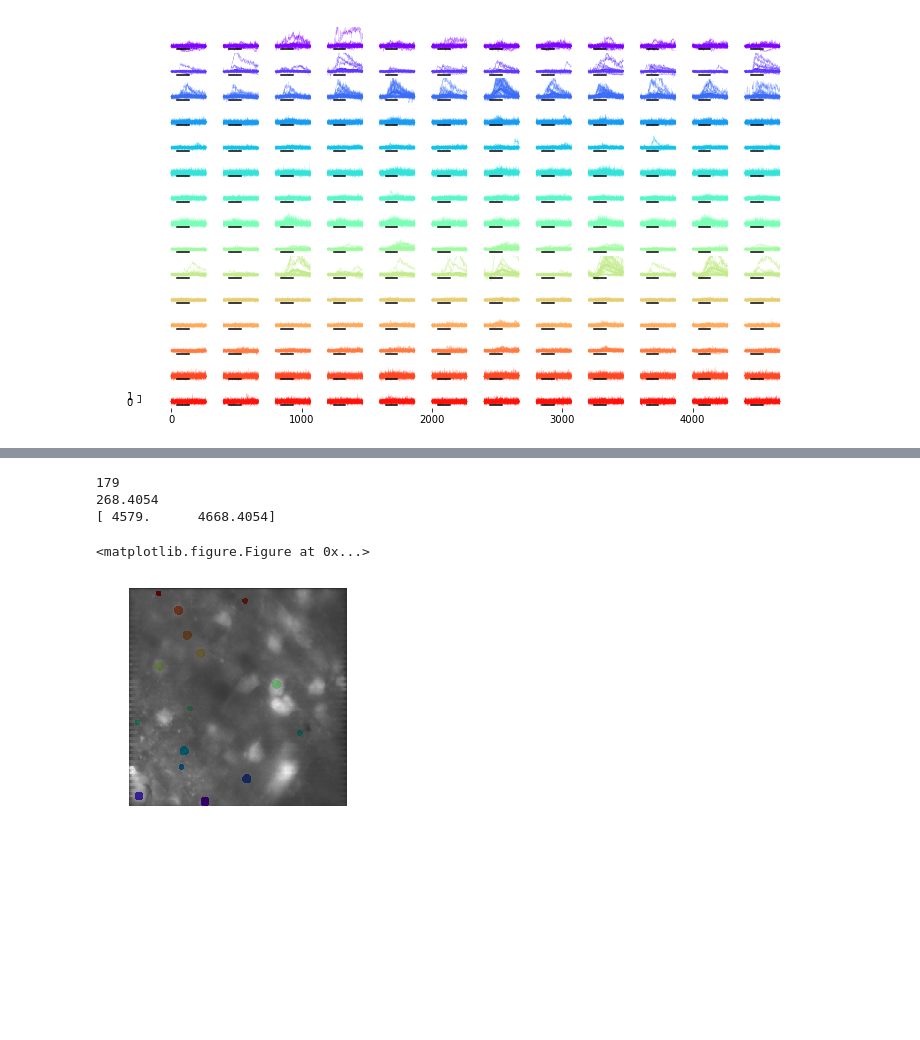
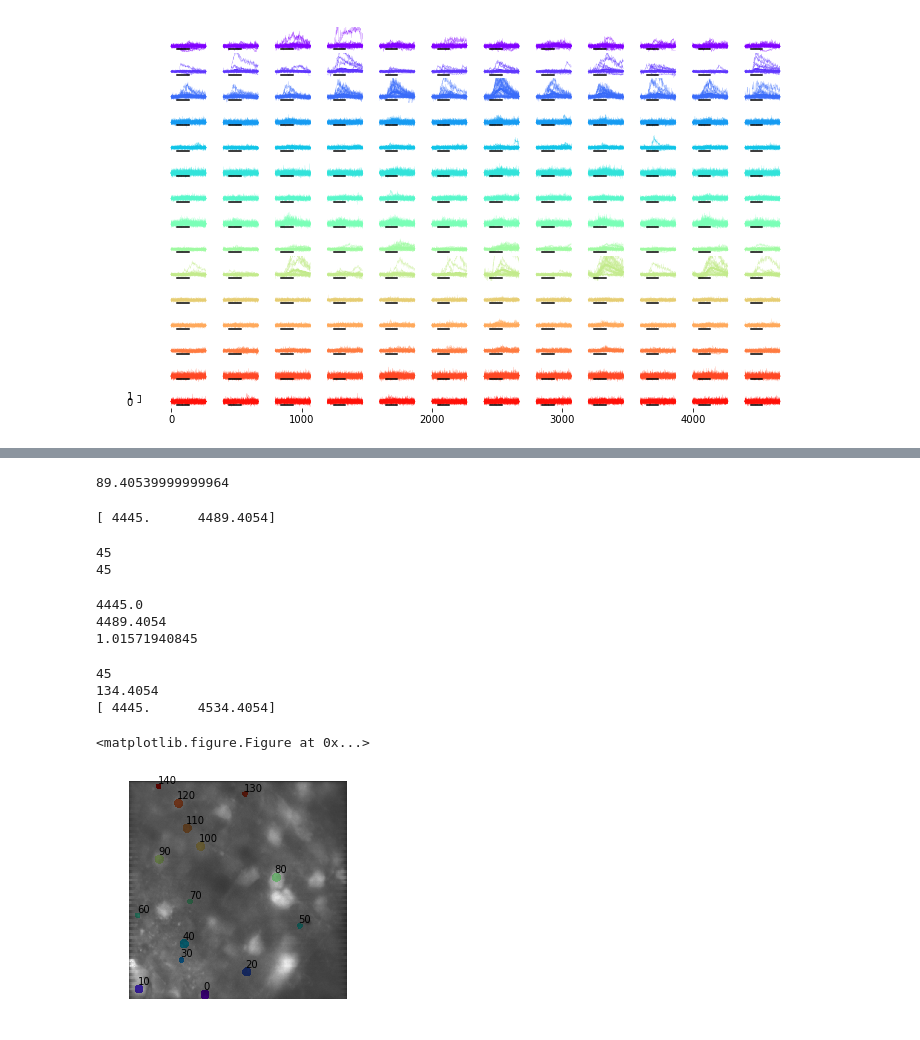
Before and after one commit to julianarhee/2p-pipeline, a Jupyter notebook: python/paradigm/plot_psth.ipynb, the cells around one changed output, grey strips where cells are left out. Drawn from its saved outputs; the diff is of its cells as text; code cells hidden in the pictures; blank space fills up the shorter version.

Commit message:
use frame index for start frame instead of iti for plotting. save stim name. number ROIs on average slice images

```diff
--- a/python/paradigm/plot_psth.ipynb
+++ b/python/paradigm/plot_psth.ipynb
@@ -209,6 +193,7 @@ mw = True
 if plot_traces:
     fig = plt.figure(figsize=(nstimuli,int(len(plot_rois)/2)))
     gs = gridspec.GridSpec(len(plot_rois), 1) #, height_ratios=[1,1,1,1])
+    #gs = gridspec.GridSpec(len([1]), 1)
     gs.update(wspace=0.01, hspace=0.01)
     for ridx,roi in enumerate(plot_rois): #np.arange(0, nrois, 2): # range(plot_rois): # nrois
         #rowindex = roi + roi*nstimuli
@@ -237,7 +222,8 @@ if plot_traces:
             curr_dfs = np.empty((ntrials, nframes_in_trial))
             for trial in range(ntrials):
                 if mw is True:
-                    frame_on = int(frames_iti)+1 #stimtraces[stim]['frames_stim_on'][trial][0]
+                    #frame_on = int(frames_iti)+1 #stimtraces[stim]['frames_stim_on'][trial][0]
+                    frame_on = stimtraces[stim]['frames'][trial].index(stimtraces[stim]['frames_stim_on'][trial][0])
                 else:
                     frame_on = stimtraces[stim]['frames_stim_on'][trial][0]
                 baseline = np.mean(raw[trial, 0:frame_on])
@@ -250,8 +236,11 @@ if plot_traces:
 
             #frames_iti = round(iti * volumerate)
             if mw is True:
-                start_fr = int(frames_iti)+1
-                stim_frames = xvals[0] + [start_fr, start_fr+nframes_on]
+                #start_fr = int(frames_iti)+1
+                on_fr_idx = stimtraces[stim]['frames'][trial].index(stimtraces[stim]['frames_stim_on'][trial][0])
+                nframes_on = (stimtraces[stim]['frames_stim_on'][trial][1] - stimtraces[stim]['frames_stim_on'][trial][0] + 1)
+                off_fr_idx = on_fr_idx + nframes_on - 1
+                stim_frames = xvals[0] + [on_fr_idx, off_fr_idx]
             else:
                 stim_frames = xvals[0] + stimtraces[stim]['frames_stim_on'][trial] #frames_stim_on[stim][trial]
 
@@ -304,3 +301,28 @@ plotting ROI: 140
+# %%
+(stimtraces[stim]['frames_stim_on'][trial][1] - stimtraces[stim]['frames_stim_on'][trial][0] + 1) #/volumerate
+# %% [output]
+89.40539999999964
+# %%
+on_fr_idx = stimtraces[stim]['frames'][trial].index(stimtraces[stim]['frames_stim_on'][trial][0])
+off_fr_idx = stimtraces[stim]['frames_stim_on'][trial][1] - stimtraces[stim]['frames_stim_on'][trial][0] + 1
+stim_frames = xvals[0] + [on_fr_idx, off_fr_idx]
+print stim_frames
+# %% [output]
+[ 4445.      4489.4054]
+# %%
+print frame_on
+print on_fr_idx
+# %% [output]
+45
+45
+# %%
+print stim_frames[0]
+print stim_frames[1]
+print (stim_frames[1]-stim_frames[0] + 1)/volumerate
+# %% [output]
+4445.0
+4489.4054
+1.01571940845
 # %%
 # [start_fr start_fr+nframes_on]
 start_fr = int(frames_iti)
@@ -308,9 +330,9 @@ print start_fr
 print start_fr + nframes_on
 print xvals[0] + [start_fr, start_fr+nframes_on]
 # %% [output]
-179
-268.4054
-[ 4579.      4668.4054]
+45
+134.4054
+[ 4445.      4534.4054]
 # %%
 # PLOT ROIs:
 img = np.copy(avgimg)
@@ -338,31 +360,36 @@ nr,nc = imgnorm.shape
 color_mask = np.zeros((nr, nc, 3))
 #color_mask = np.dstack((imgnorm, imgnorm, imgnorm))
 for roi in plot_rois:
     color_mask[currmasks[:,:,roi]==1] = colorvals[roi][0:3]
 
 # Construct RGB version of grey-level image
 img_color = np.dstack((imgnorm, imgnorm, imgnorm))
 
 # Convert the input image and color mask to Hue Saturation Value (HSV)
 # colorspace
 img_hsv = color.rgb2hsv(img_color)
 color_mask_hsv = color.rgb2hsv(color_mask)
 
 # Replace the hue and saturation of the original image
 # with that of the color mask
 img_hsv[..., 0] = color_mask_hsv[..., 0]
 img_hsv[..., 1] = color_mask_hsv[..., 1] #* alpha
 #img_hsv[..., 2] = 0.5
 
 img_masked = color.hsv2rgb(img_hsv)
 
 plt.figure()
 plt.imshow(img_masked, cmap=cmaptype)
+
+for roi in plot_rois:
+    [ys, xs] = np.where(currmasks[:,:,roi]==1)
+    plt.text(xs[0], ys[0], str(roi))
+
 plt.axis('off')
 plt.show()
 # figname = 'all_rois_average_slice.png'
 # plt.savefig(os.path.join(figdir, figname), bbox_inches='tight')
 # #
 # %% [output]
 <matplotlib.figure.Figure at 0x...>
-[figure, old version]
+[figure, new version]
```
Also changed, not shown: parts of 4 cells of this notebook, 2 other files.
